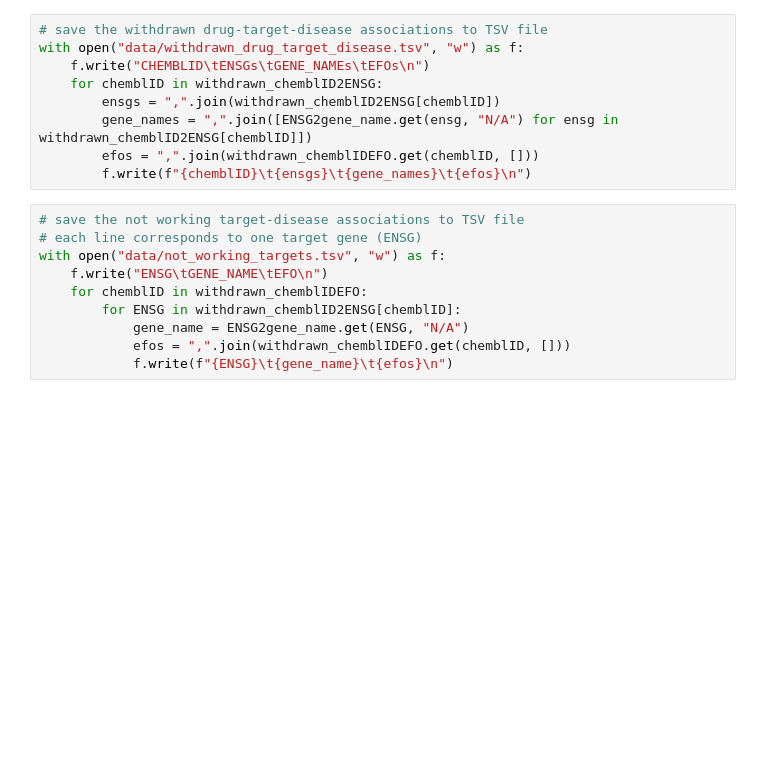
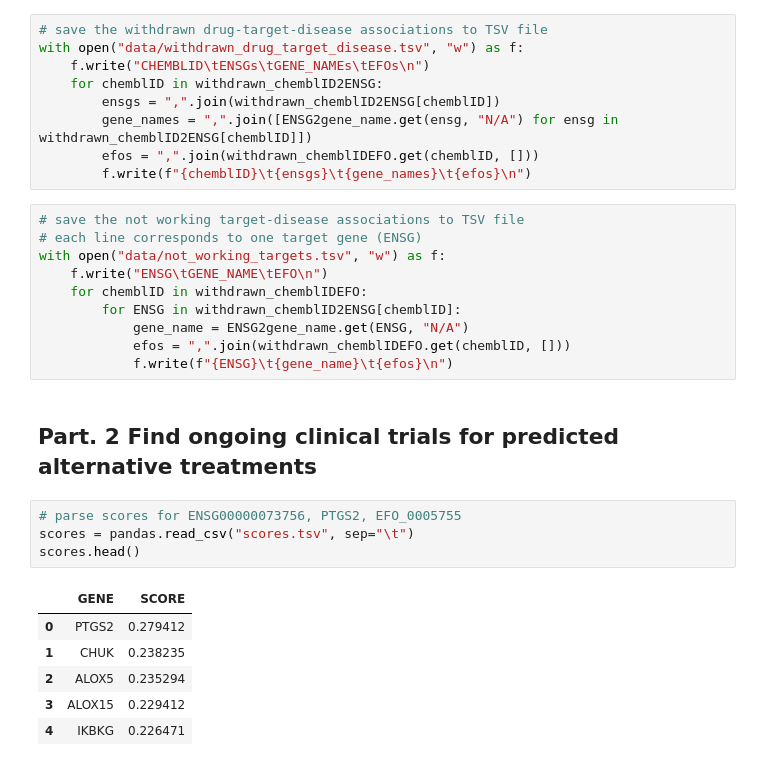
Before and after one commit to jedrzejkubica/targets-from-pathways, a Jupyter notebook: validation/validation.ipynb, the cells around one changed output. Cells and saved outputs as stored; diff of their text form; blank space fills up the shorter version.

```diff
--- a/validation/not_working_target_set.ipynb
+++ b/validation/validation.ipynb
@@ -191,3 +180,16 @@ with open("data/not_working_targets.tsv", "w") as f:
             gene_name = ENSG2gene_name.get(ENSG, "N/A")
             efos = ",".join(withdrawn_chemblIDEFO.get(chemblID, []))
             f.write(f"{ENSG}\t{gene_name}\t{efos}\n")
+# %% [markdown]
+## Part. 2 Find ongoing clinical trials for predicted alternative treatments
+# %%
+# parse scores for ENSG00000073756, PTGS2, EFO_0005755
+scores = pandas.read_csv("scores.tsv", sep="\t")
+scores.head()
+# %% [output]
+|  | GENE | SCORE |
+| 0 | PTGS2 | 0.279412 |
+| 1 | CHUK | 0.238235 |
+| 2 | ALOX5 | 0.235294 |
+| 3 | ALOX15 | 0.229412 |
+| 4 | IKBKG | 0.226471 |
```
Also changed, not shown: parts of 9 cells of this notebook.
